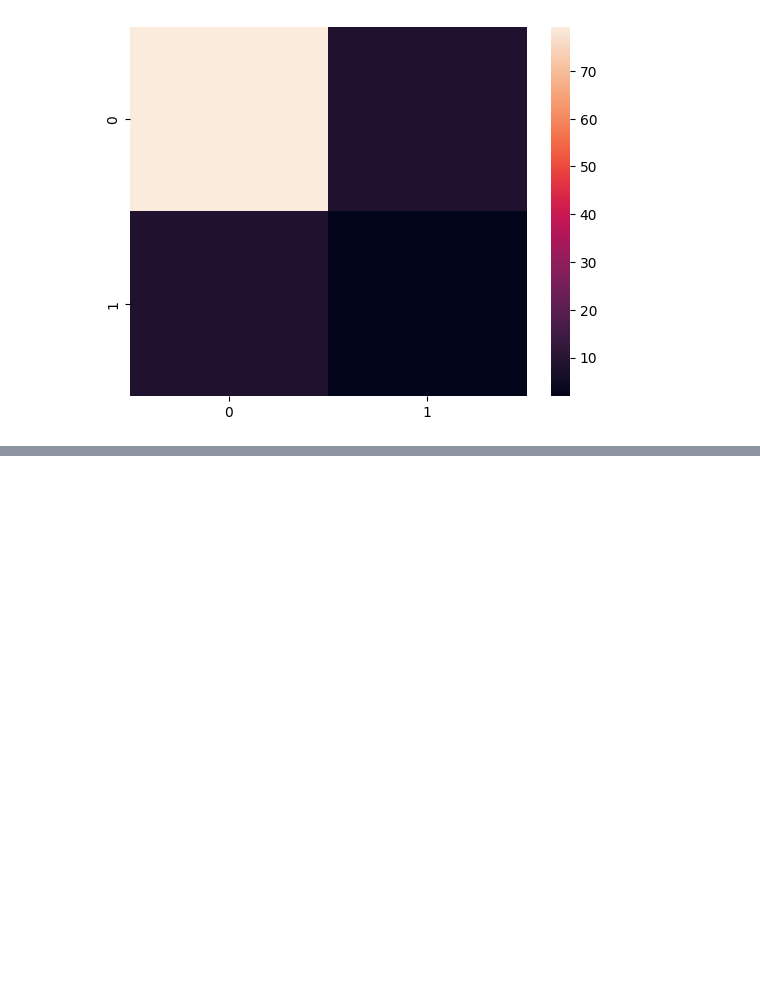
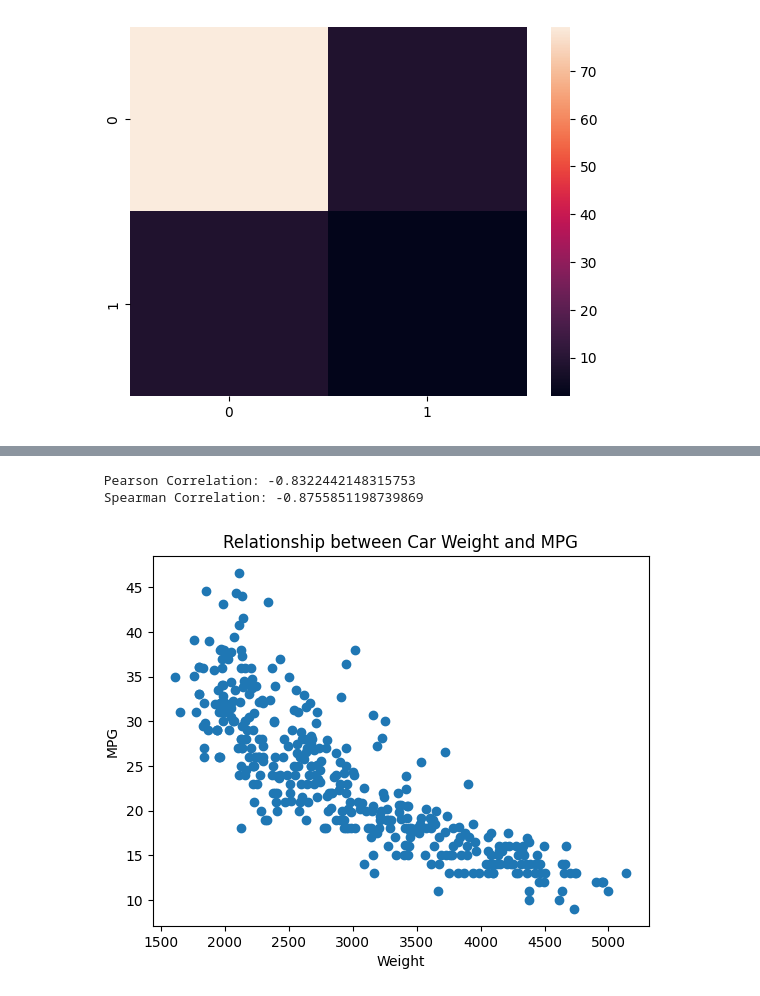
Before and after one commit to jnikhilreddy/Introduction-to-Statistics-in-Python, a Jupyter notebook: 3_Descriptive+Statistics.ipynb, the cells around one changed output, grey strips where cells are left out. Saved outputs shown, nothing was run; the diff lists cells and outputs as text; code cells hidden in the pictures; blank space fills up the shorter version.

```diff
--- a/3_Descriptive+Statistics.ipynb
+++ b/3_Descriptive+Statistics.ipynb
@@ -308,0 +314,9 @@ As with the Pearson’s correlation coefficient, the coefficient can be calculat
+# %%
+import seaborn as sns
+from scipy.stats import pearsonr
+import matplotlib.pyplot as plt
+from scipy.stats import spearmanr
+
+# Load the mpg dataset
+mpg = sns.load_dataset("mpg").dropna()
+print(mpg)
@@ -308,0 +341,17 @@ As with the Pearson’s correlation coefficient, the coefficient can be calculat
+# %%
+# Calculate the correlation
+correlation, _ = pearsonr(mpg['weight'], mpg['mpg'])
+print(f" Pearson Correlation: {correlation}")
+correlation1, _ = spearmanr(mpg['weight'], mpg['mpg'])
+print(f" Spearman Correlation: {correlation1}")
+
+# Scatter plot of Weight (x) and MPG (y)
+plt.scatter(mpg['weight'], mpg['mpg'])
+plt.xlabel('Weight')
+plt.ylabel('MPG')
+plt.title('Relationship between Car Weight and MPG')
+plt.show()
+# %% [output]
+ Pearson Correlation: -0.8322442148315753
+ Spearman Correlation: -0.8755851198739869
+[figure, added]
```
Also changed, not shown: parts of 16 cells of this notebook.
